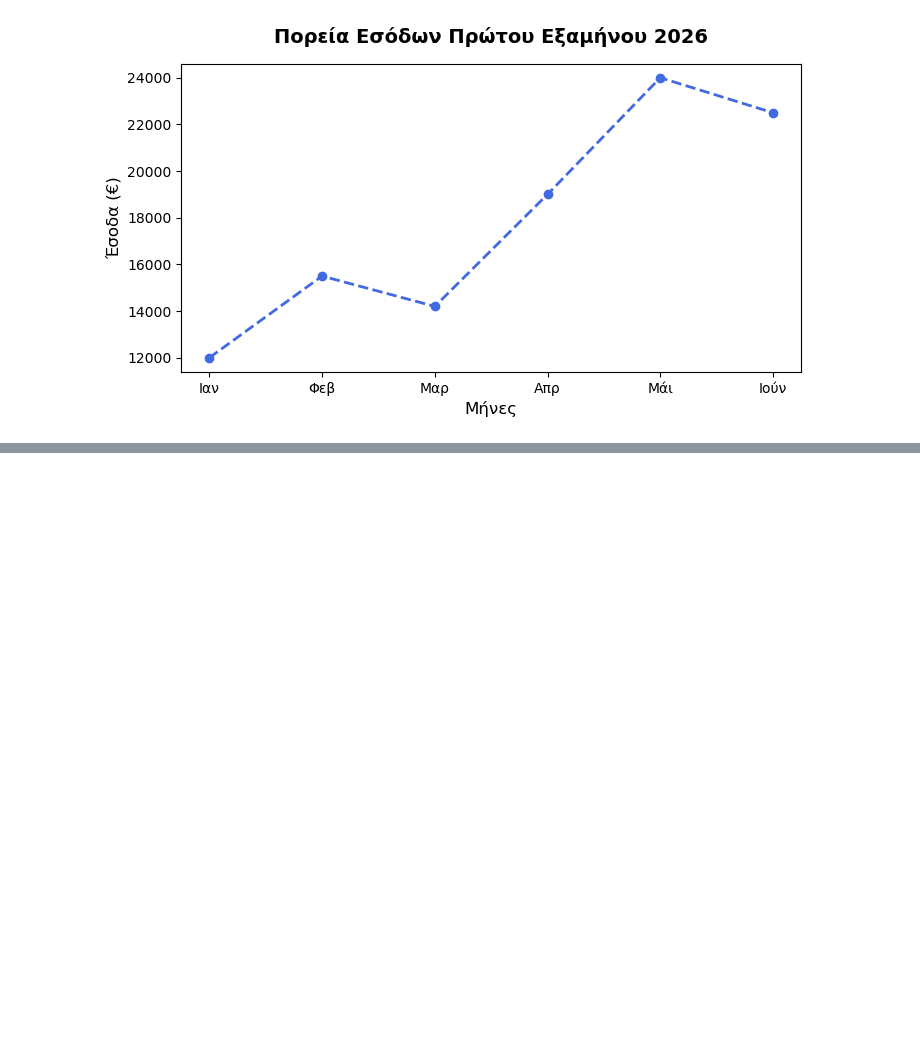
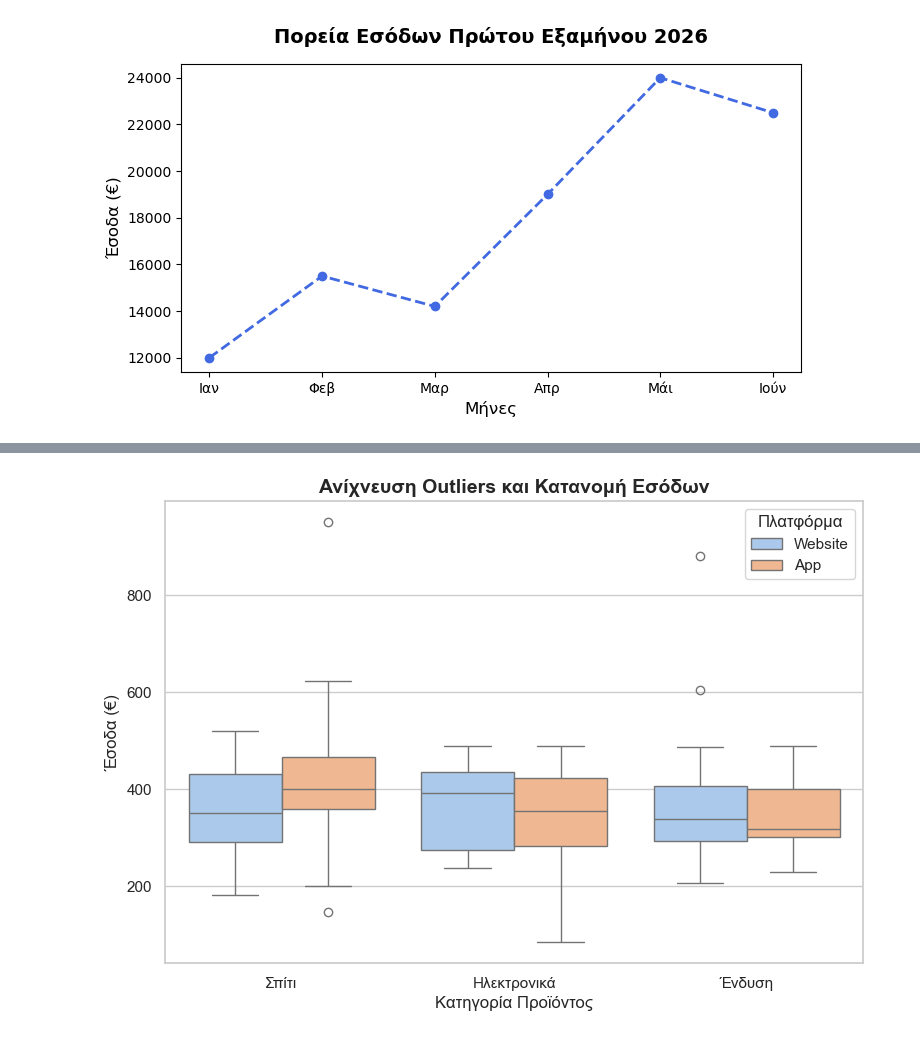
Before and after one commit to dimosm93/AI_Bootcamp, a Jupyter notebook: datavisualization.ipynb, the cells around one changed output, grey strips where cells are left out. Cells and saved outputs as stored; diff of their text form; code cells hidden in the pictures; blank space fills up the shorter version.

```diff
--- a/datavisualization.ipynb
+++ b/datavisualization.ipynb
@@ -47,0 +147,11 @@ plt.show()
+# %%
+# ΔΙΑΓΡΑΜΜΑ Β: Box Plot (Κατανομή Εσόδων ανά Κατηγορία ΚΑΙ Πλατφόρμα)
+plt.figure(figsize=(9, 6))
+sns.boxplot(data=df_sales, x="Κατηγορία", y="Έσοδα (€)", hue="Πλατφόρμα", palette="pastel")
+
+plt.title("Ανίχνευση Outliers και Κατανομή Εσόδων", fontsize=14, fontweight='bold')
+plt.xlabel("Κατηγορία Προϊόντος")
+plt.ylabel("Έσοδα (€)")
+plt.show()
+# %% [output]
+[figure, added]
```
Also changed, not shown: parts of 3 cells of this notebook, 1 other file.
